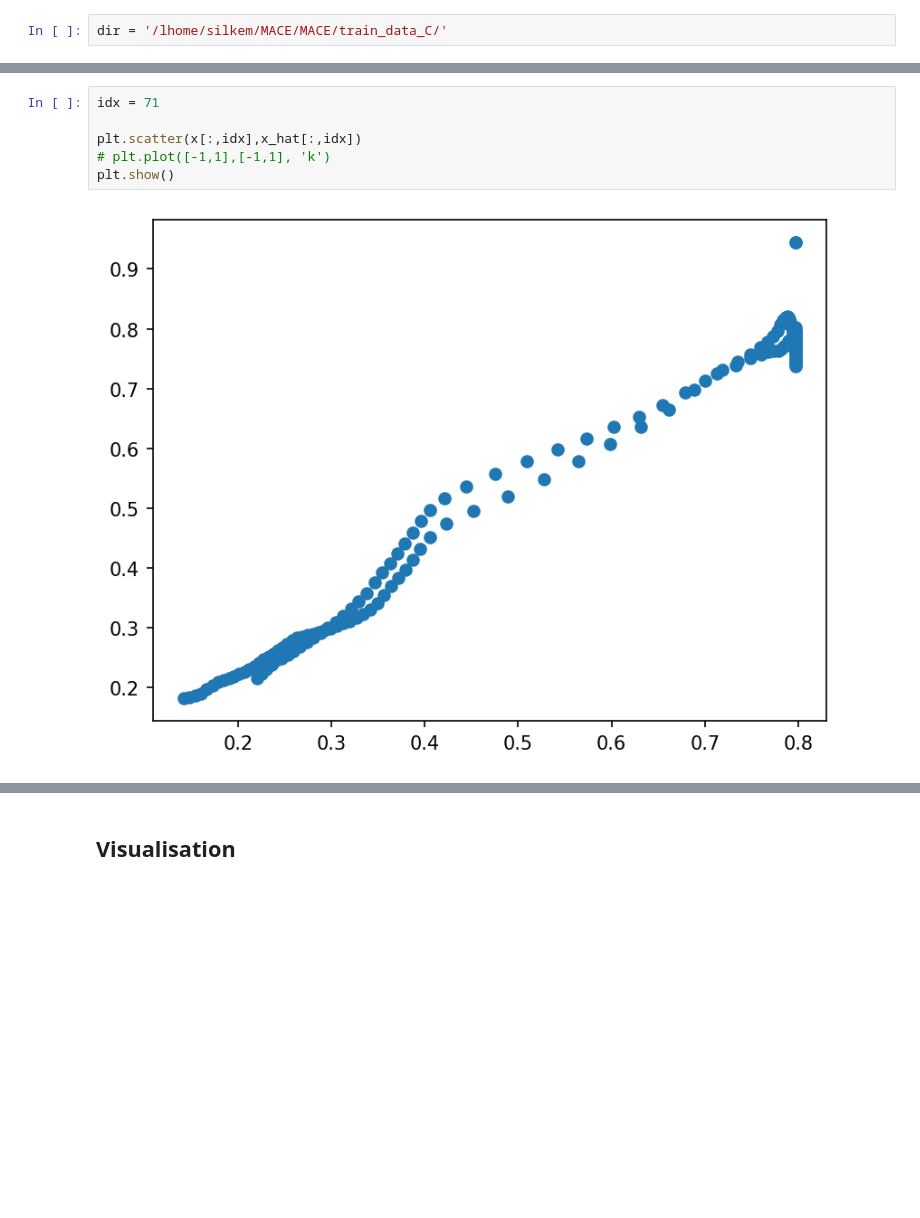
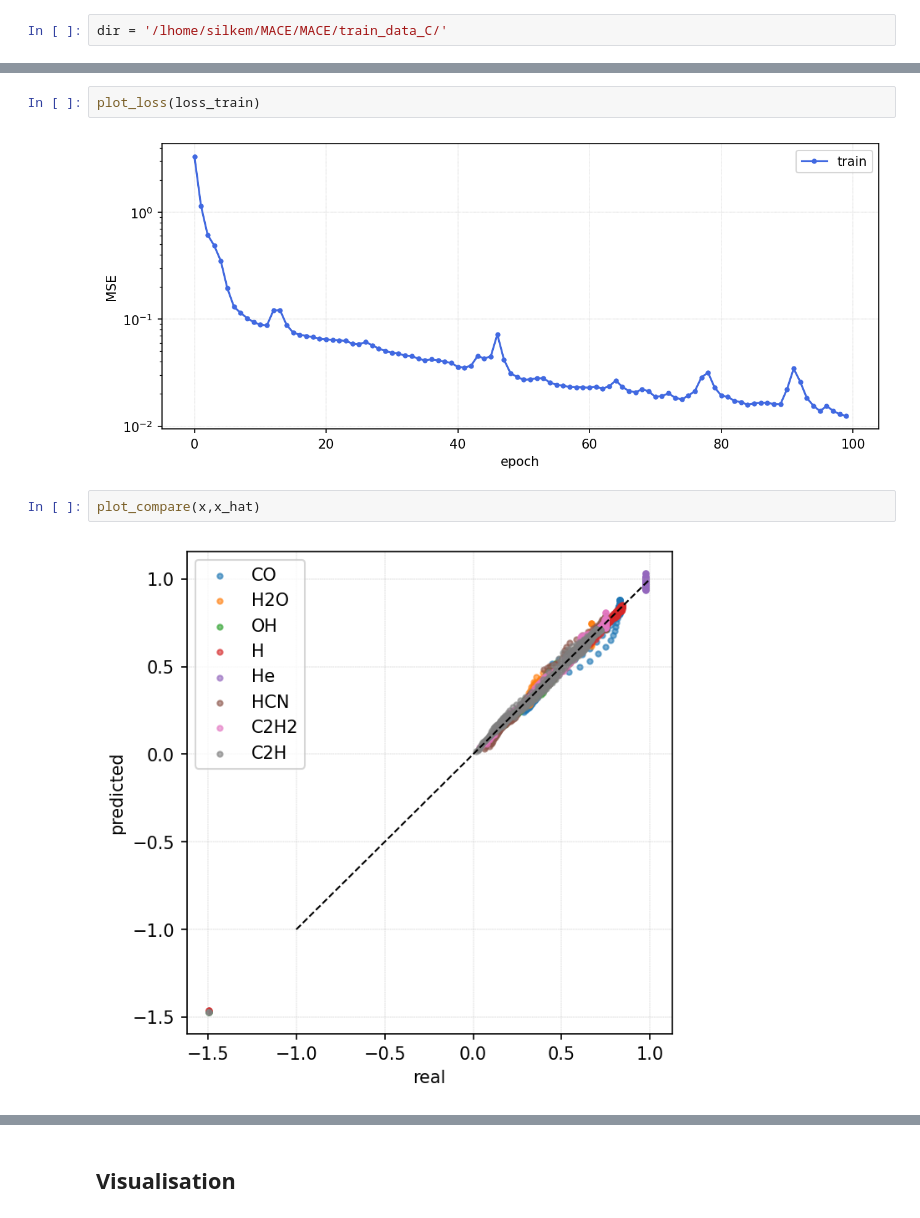
Before and after one commit to silkemaes/MACE, a Jupyter notebook: autoencoder.ipynb, the cells around one changed output, grey strips where cells are left out. Saved outputs shown, nothing was run; the diff lists cells and outputs as text; blank space fills up the shorter version.

```diff
--- a/autoencoder.ipynb
+++ b/autoencoder.ipynb
@@ -280,11 +334,11 @@ plt.yscale('log')
-# %%
-idx = 71
-
-plt.scatter(x[:,idx],x_hat[:,idx])
-# plt.plot([-1,1],[-1,1], 'k')
-plt.show()
-# %% [output]
-[figure, removed]
+# %%
+plot_loss(loss_train)
+# %% [output]
+[figure, added]
+# %%
+plot_compare(x,x_hat)
+# %% [output]
+[figure, added]
 # %%
 plot_hist(x)
 # %% [output]
```
Also changed, not shown: parts of 25 cells of this notebook, 6 other files.
